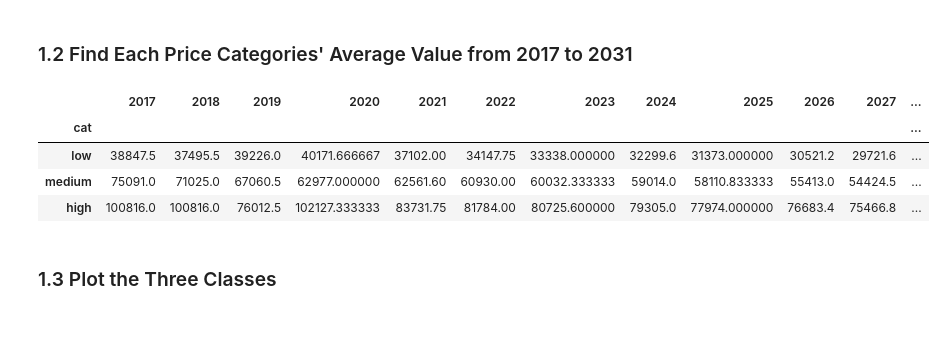
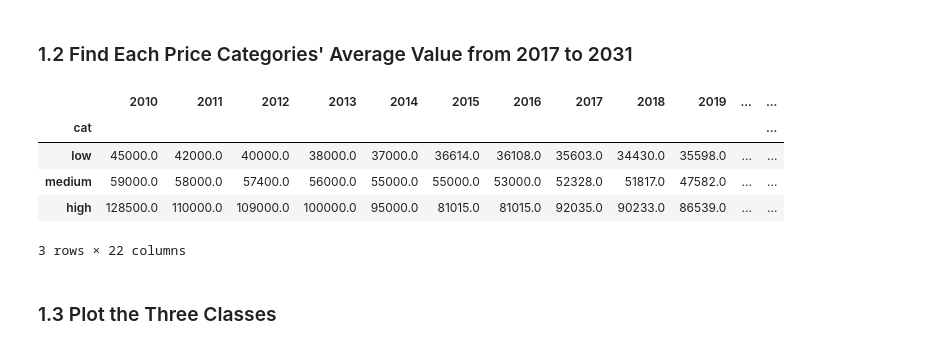
Before and after one commit to aruns2/ForecastingEVDemand, a Jupyter notebook: cec_workbook.ipynb, the cells around one changed output. Cells and saved outputs as stored; diff of their text form; code cells hidden in the pictures.

```diff
--- a/cec_workbook.ipynb
+++ b/cec_workbook.ipynb
@@ -19,15 +19,15 @@ from statsmodels.tsa.arima_model import ARMA
 df = pd.read_csv ('cec_price.csv')
 
 # Change the dollar amounts to integers
-for i in range(17):
+for i in range(22):
     df[df.columns[i+1]] = df[df.columns[i+1]].str.replace('$', '')
     df[df.columns[i+1]] = df[df.columns[i+1]].str.replace(',', '').astype('float')
 
 # Dataframe with NaN
-df_nan = df
+df_nan = df[:3]
 
 # Change NaN value to 0
 df = df.fillna(0)
 
-df
+df_nan
 # %% [output]
@@ -51,26 +60,27 @@ df
 # %%
 # Get the last price for each categories of cars
-a = np.array(list(df['2031']))
+a = np.array(list(df['2031'][:3]))
 p_33 = np.percentile(a,33.33)
 p_66 = np.percentile(a,66.66)
 
 # Crate a new column to determine what categories of Class will be in which bucket
-df['cat'] = pd.cut(df['2031'], [0, p_33, p_66, np.inf], labels=['low', 'medium', 'high'])
+df['cat'] = pd.cut(df['2031'][:3], [0, p_33, p_66, np.inf], labels=['low', 'medium', 'high'])
 df_nan['cat'] = pd.cut(df_nan['2031'], [0, p_33, p_66, np.inf], labels=['low', 'medium', 'high'])
 # %% [markdown]
 ### 1.2 Find Each Price Categories' Average Value from 2017 to 2031
 # %%
 # I had to drop 2015 and 2016 because of incomplete data
-df_nan = df_nan.drop(['2015','2016'], axis=1)
+#df_nan = df_nan.drop(['2015','2016'], axis=1)
 grouped_df = df_nan.groupby("cat")
 mean_df = grouped_df.mean()
 mean_df
 # %% [output]
-|  | 2017 | 2018 | 2019 | 2020 | 2021 | 2022 | 2023 | 2024 | 2025 | 2026 | 2027 | ... |
+|  | 2010 | 2011 | 2012 | 2013 | 2014 | 2015 | 2016 | 2017 | 2018 | 2019 | ... | ... |
 | cat |  |  |  |  |  |  |  |  |  |  |  | ... |
-| low | 38847.5 | 37495.5 | 39226.0 | 40171.666667 | 37102.00 | 34147.75 | 33338.000000 | 32299.6 | 31373.000000 | 30521.2 | 29721.6 | ... |
-| medium | 75091.0 | 71025.0 | 67060.5 | 62977.000000 | 62561.60 | 60930.00 | 60032.333333 | 59014.0 | 58110.833333 | 55413.0 | 54424.5 | ... |
-| high | 100816.0 | 100816.0 | 76012.5 | 102127.333333 | 83731.75 | 81784.00 | 80725.600000 | 79305.0 | 77974.000000 | 76683.4 | 75466.8 | ... |
+| low | 45000.0 | 42000.0 | 40000.0 | 38000.0 | 37000.0 | 36614.0 | 36108.0 | 35603.0 | 34430.0 | 35598.0 | ... | ... |
+| medium | 59000.0 | 58000.0 | 57400.0 | 56000.0 | 55000.0 | 55000.0 | 53000.0 | 52328.0 | 51817.0 | 47582.0 | ... | ... |
+| high | 128500.0 | 110000.0 | 109000.0 | 100000.0 | 95000.0 | 81015.0 | 81015.0 | 92035.0 | 90233.0 | 86539.0 | ... | ... |
+3 rows × 22 columns
 # %% [markdown]
 ### 1.3 Plot the Three Classes
 # %%
```
Also changed, not shown: parts of 14 cells of this notebook, 5 other files.
